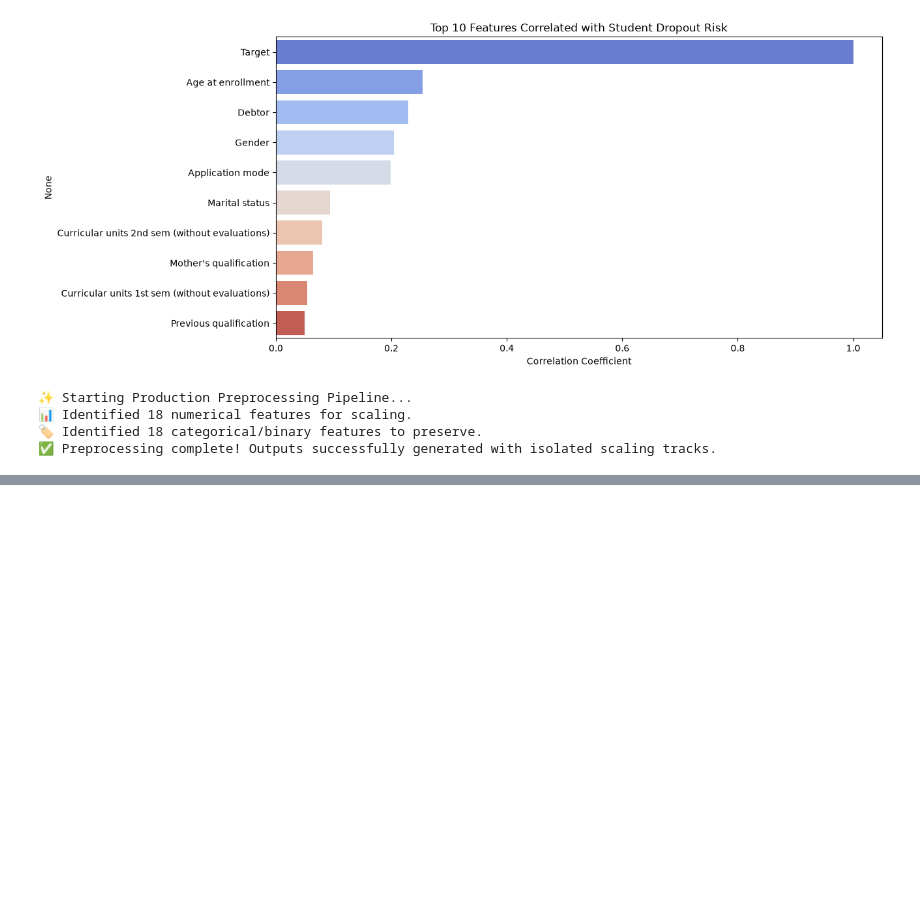
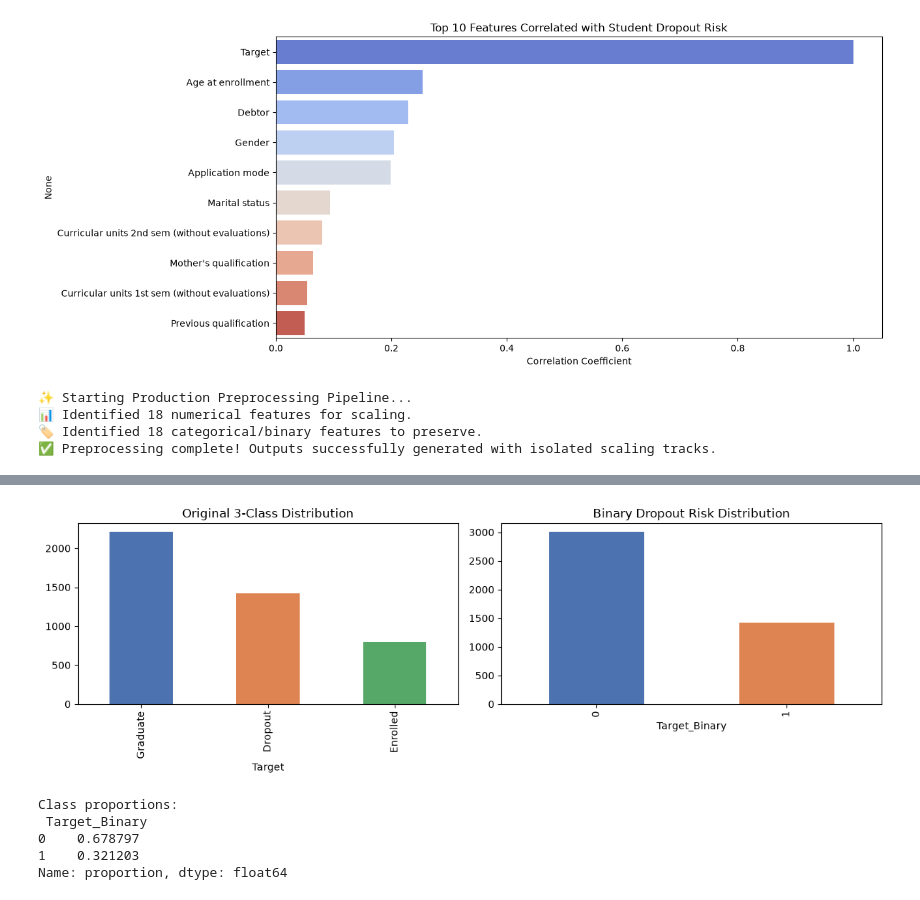
Before and after one commit to Rohin189/Student_AI_Dropout, a Jupyter notebook: notebooks/EDA.ipynb, the cells around one changed output, grey strips where cells are left out. Saved outputs shown, nothing was run; the diff lists cells and outputs as text; code cells hidden in the pictures; blank space fills up the shorter version.

```diff
--- a/notebooks/EDA.ipynb
+++ b/notebooks/EDA.ipynb
@@ -147,3 +144,17 @@ preprocess_and_save_production(df)
 📊 Identified 18 numerical features for scaling.
 🏷️ Identified 18 categorical/binary features to preserve.
 ✅ Preprocessing complete! Outputs successfully generated with isolated scaling tracks.
+# %%
+import pandas as pd
+import numpy as np
+
+df = pd.read_csv('../data/raw/student_data.csv', sep=';')
+df.columns = [col.strip().replace(' ', '_') for col in df.columns]
+
+print("Shape:", df.shape)
+print("\nMissing values per column:\n", df.isnull().sum()[df.isnull().sum() > 0])
+print("\nDuplicate rows:", df.duplicated().sum())
+print("\nDtypes:\n", df.dtypes.value_counts())
+
+# Sanity check on target distribution before mapping
+print("\nRaw target classes:\n", df['Target'].value_counts())
@@ -149,0 +181,24 @@ preprocess_and_save_production(df)
+# %%
+import matplotlib.pyplot as plt
+import seaborn as sns
+
+df['Target_Binary'] = df['Target'].apply(lambda x: 1 if str(x).strip() == 'Dropout' else 0)
+
+fig, ax = plt.subplots(1, 2, figsize=(12, 4))
+df['Target'].value_counts().plot(kind='bar', ax=ax[0], color=['#4C72B0', '#DD8452', '#55A868'])
+ax[0].set_title('Original 3-Class Distribution')
+
+df['Target_Binary'].value_counts().plot(kind='bar', ax=ax[1], color=['#4C72B0', '#DD8452'])
+ax[1].set_title('Binary Dropout Risk Distribution')
+plt.tight_layout()
+plt.show()
+
+imbalance_ratio = df['Target_Binary'].value_counts(normalize=True)
+print("\nClass proportions:\n", imbalance_ratio)
+# %% [output]
+[figure, added]
+Class proportions:
+ Target_Binary
+0    0.678797
+1    0.321203
+Name: proportion, dtype: float64
```
Also changed, not shown: parts of 11 cells of this notebook.
